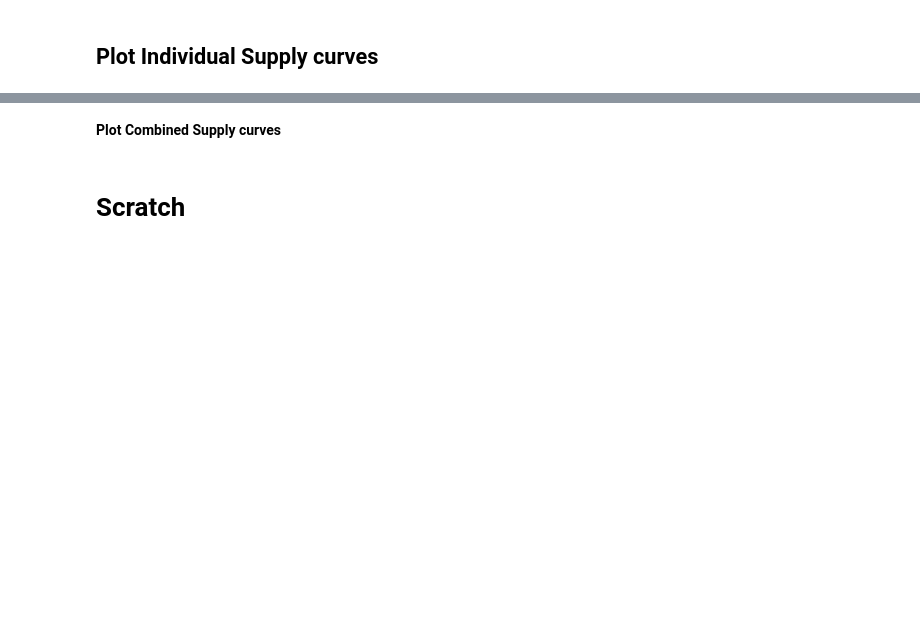
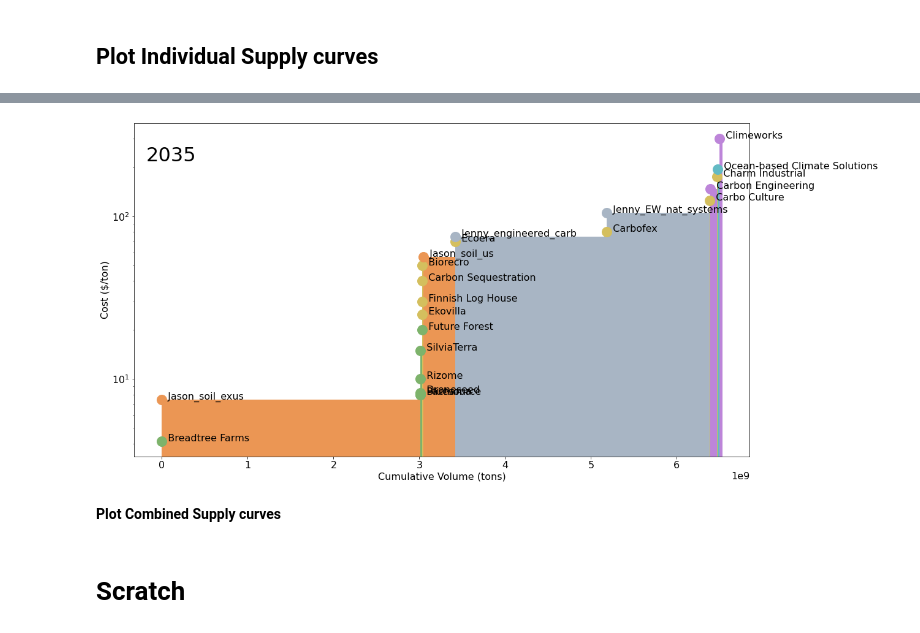
Before and after one commit to yosinski/CDR-Supply-Cost-Curve, a Jupyter notebook: python/210412_carbonplan.ipynb, the cells around one changed output, grey strips where cells are left out. Cells and saved outputs as stored; diff of their text form; code cells hidden in the pictures; blank space fills up the shorter version.

```diff
--- a/python/210412_carbonplan.ipynb
+++ b/python/210412_carbonplan.ipynb
@@ -341,6 +486,7 @@ def plot_single_vol_cost_curve(df, save_as=None, plot_legend=True):
 #zero_priv()
 # %%
 # NEW
+
 def plot_vcc_at_time(df_in, year=2020, logx=False, logy=False, save_as=None, ax=None):
     '''Plot data from first year to last year, highlighting last year.'''
 
@@ -387,6 +533,7 @@ def plot_vcc_at_time(df_in, year=2020, logx=False, logy=False, save_as=None, ax=
     ylabel('Cost ($/ton)')
     if logx: gca().set_xscale('log')
     if logy: gca().set_yscale('log')
+    nice_vc_axes(skip_x=True)
     if ax: axis(ax)
     #tight_layout()
     if save_as:
@@ -427,3 +584,16 @@ for year in range(first_year, last_year + 1):
+# %%
+# Plot all sectors for 2020 - 2035, Aggregate version
+# Expensive: generate each frame for animation
+figsize(18,10)
+sel = (df.valid_vc & sel_prefer_aggregate)
+# Plot and compute final axes
+plot_vcc_at_time(df[sel], 2035, logx=False, logy=True)
+ax = axis()
+for year in range(first_year, last_year + 1):
+    clf()
+    plot_vcc_at_time(df[sel], year, logx=False, logy=True, save_as='vcc_ag_y%d' % year, ax=ax)
+# %% [output]
+[figure, added]
 # %%
 figsize(18,4)
 df_filt = df[(df.cost_rating != -9999) & (df.pt == 'mineralization')]
```
Also changed, not shown: parts of 48 cells of this notebook, 2 other files.
